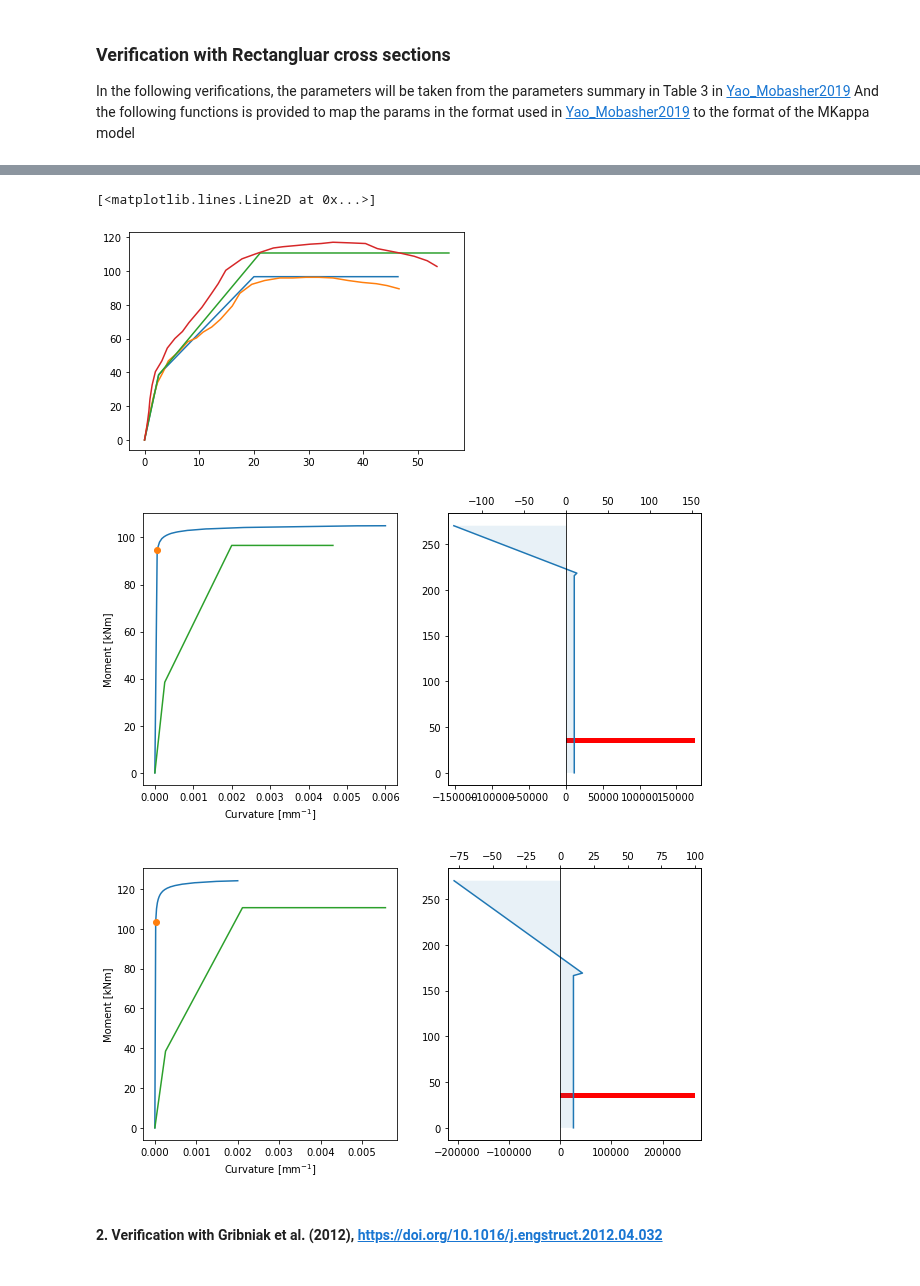
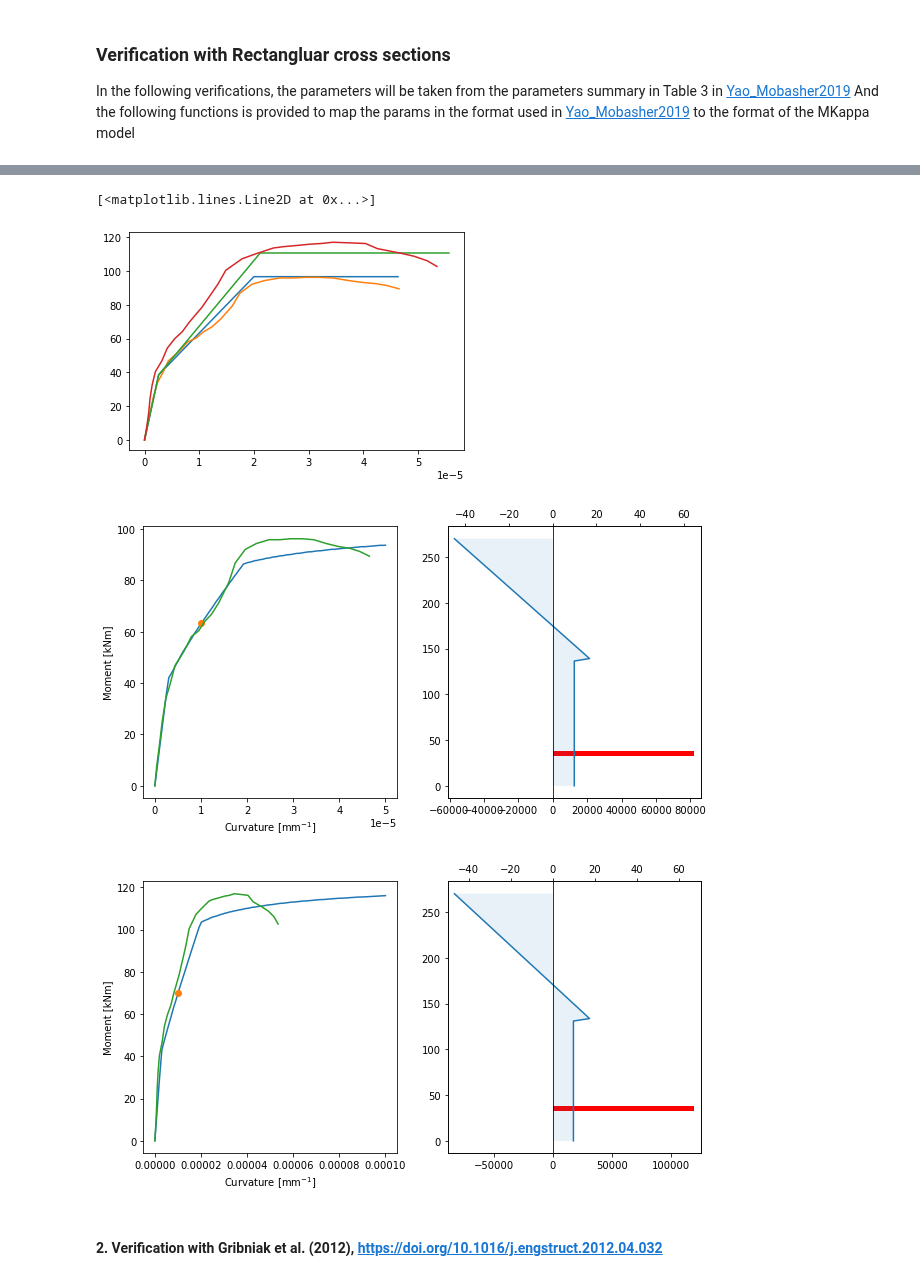
Before and after one commit to rosoba/bmcs_cross_section, a Jupyter notebook: bmcs_cross_section/mkappa/mkappa.ipynb, the cells around one changed output, grey strips where cells are left out. Cells and saved outputs as stored; diff of their text form; code cells hidden in the pictures.

```diff
--- a/bmcs_cross_section/mkappa/mkappa.ipynb
+++ b/bmcs_cross_section/mkappa/mkappa.ipynb
@@ -88,20 +88,20 @@ def map_and_assign_params_for_rectangular_section(
 # %%
 excel_file = r".\verification_data\yao20_yao_mobasher\figure_12\yang_2010.xlsx"
 data = pd.read_excel(excel_file)
-k= data['rho_06_exp_K']; m= data['rho_06_exp_M']; ver_data = [k * 10e-5, m]; plt.plot(k,m)
-k1= data['rho_06_sim_K']; m1= data['rho_06_sim_M']; ver_data1 = [k1 * 10e-5, m1]; plt.plot(k1,m1)
-k2= data['rho_09_exp_K']; m2= data['rho_09_exp_M']; ver_data2 = [k2 * 10e-5, m2]; plt.plot(k2,m2)
-k3= data['rho_09_sim_K']; m3= data['rho_09_sim_M']; ver_data3 = [k3 * 10e-5, m3]; plt.plot(k3,m3)
+k= data['rho_06_exp_K'] * 10e-7; m= data['rho_06_exp_M']; ver_data = [k, m]; plt.plot(k,m)
+k1= data['rho_06_sim_K'] * 10e-7; m1= data['rho_06_sim_M']; ver_data1 = [k1, m1]; plt.plot(k1,m1)
+k2= data['rho_09_exp_K'] * 10e-7; m2= data['rho_09_exp_M']; ver_data2 = [k2, m2]; plt.plot(k2,m2)
+k3= data['rho_09_sim_K'] * 10e-7; m3= data['rho_09_sim_M']; ver_data3 = [k3, m3]; plt.plot(k3,m3)
 # %% [output]
 [<matplotlib.lines.Line2D at 0x...>]
-[figure, old version]
+[figure, new version]
 # %%
 mc = MKappa(n_m=100, n_kappa = 100)
 mc.kappa_slider = 0.00001
 mc.low_kappa = 0
-mc.high_kappa = 0.006
+mc.high_kappa = 0.00005
 map_and_assign_params_for_rectangular_section(mc,
-    beta_tu = 10000,  # SUPPOSED because it's missing
+    beta_tu = 1700,  # SUPPOSED because it's missing
         b = 180,
         h = 270,
         E = 46700,
@@ -117,14 +117,14 @@ map_and_assign_params_for_rectangular_section(mc,
         lambda_cu = 11.7)
 
 # plot(mc)
-plot_ver(mc, ver_data)
+plot_ver(mc, ver_data1)
 # %% [output]
-[figure, old version]
+[figure, new version]
 # %%
 mc = MKappa(n_m=100, n_kappa = 100)
 mc.kappa_slider = 0.00001
 mc.low_kappa = 0
-mc.high_kappa = 0.002
+mc.high_kappa = 0.0001
 map_and_assign_params_for_rectangular_section(mc,
     beta_tu = 16000,  # SUPPOSED because it's missing
         b = 180,
@@ -141,9 +141,9 @@ map_and_assign_params_for_rectangular_section(mc,
         alpha = 0.87,
         lambda_cu = 11.7)
 # plot(mc)
-plot_ver(mc, ver_data2)
+plot_ver(mc, ver_data3)
 # %% [output]
-[figure, old version]
+[figure, new version]
 # %% [markdown]
 #### 2. Verification with Gribniak et al. (2012), https://doi.org/10.1016/j.engstruct.2012.04.032
 ![image.png](attachment:image.png)
```
